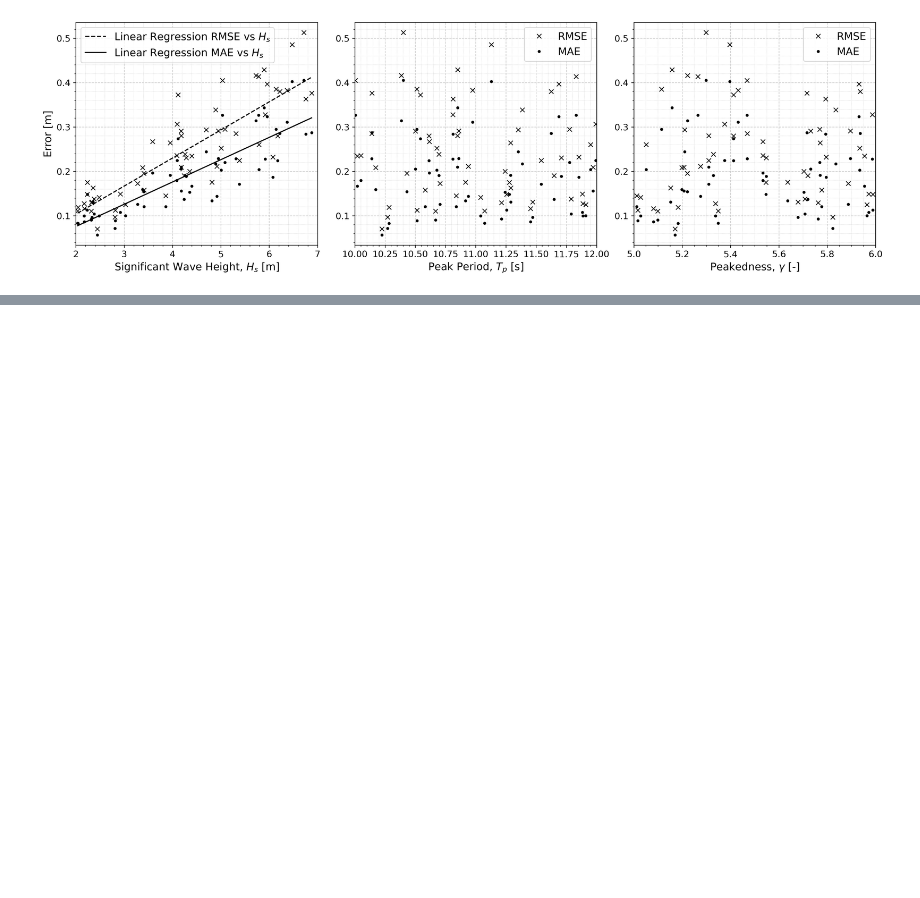
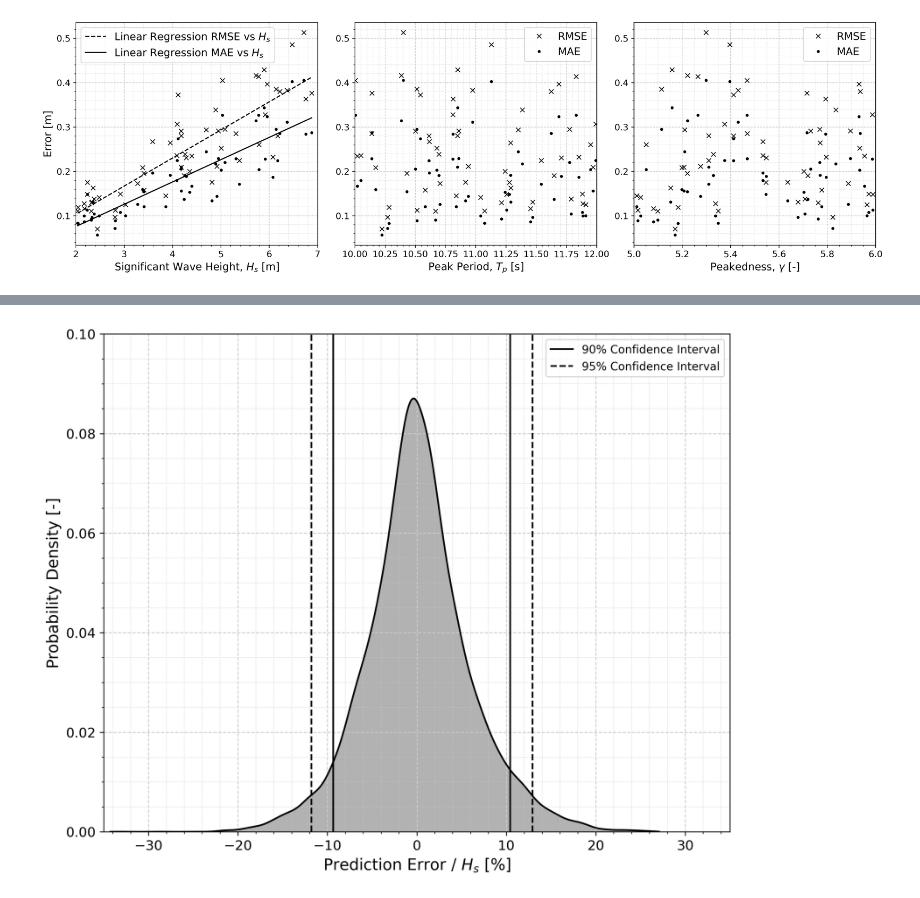
Before and after one commit to VegardBaa/HOSim, a Jupyter notebook: ML/1d_physical.ipynb, the cells around one changed output, grey strips where cells are left out. Saved outputs shown, nothing was run; the diff lists cells and outputs as text; code cells hidden in the pictures; blank space fills up the shorter version.

```diff
--- a/ML/1d_physical.ipynb
+++ b/ML/1d_physical.ipynb
@@ -265,6 +265,7 @@ Tp_result = []
 gamma_result = []
 RMS_result = []
 MAE_result = []
+error_result = []
 
 for index in range(64):
     data = np.load(f"save/1d_physical_{index}.npz")
@@ -286,18 +287,18 @@ for index in range(64):
     gamma_result.append(gamma[index])
     RMS_result.append(RMSE)
     MAE_result.append(MAE)
+    error_result.append(error)
 
     # plt.plot(y[-1, 0], "--", color="k")
     # plt.plot(y_train, "-", color="k")
     # plt.xlim(cut_index, cut_index_2)
     # plt.show()
 
-
-
 Hs_result = np.array(Hs_result)
 Tp_result = np.array(Tp_result)
 RMS_result = np.array(RMS_result)
 MAE_result = np.array(MAE_result)
+error_result = np.array(error_result)
 # %% [output]
 0 0.11068587856251119
 1 0.11627031797089155
@@ -501,3 +435,48 @@ plt.tight_layout()
 plt.savefig("results/example_physical_1d.pdf", dpi=300, bbox_inches='tight')
 # %% [output]
 [figure]
+# %%
+from scipy.stats import gaussian_kde
+
+data = (error_result/Hs_result[:, None]).reshape(-1)*100
+
+
+kde = gaussian_kde(data)
+x_vals = np.linspace(min(data) - 1, max(data) + 1, 1000)
+kde_vals = kde(x_vals)
+
+cdf = np.cumsum(kde_vals)
+cdf /= cdf[-1]
+
+lower_idx_95 = np.searchsorted(cdf, 0.025)
+upper_idx_95 = np.searchsorted(cdf, 0.975)
+ci_lower_95 = x_vals[lower_idx_95]
+ci_upper_95 = x_vals[upper_idx_95]
+
+lower_idx_90 = np.searchsorted(cdf, 0.05)
+upper_idx_90 = np.searchsorted(cdf, 0.95)
+ci_lower_90 = x_vals[lower_idx_90]
+ci_upper_90 = x_vals[upper_idx_90]
+
+# Plot
+fig, ax = plt.subplots(figsize=(10, 8))  # returns both fig and ax
+plt.plot(x_vals, kde_vals, color="k")
+plt.fill_between(x_vals, kde_vals, alpha=0.3, color="k")
+plt.axvline(ci_lower_90, label="90% Confidence Interval", linestyle="-", color="k")
+plt.axvline(ci_upper_90, linestyle="-", color="k")
+plt.axvline(ci_lower_95, label="95% Confidence Interval", linestyle="--", color="k")
+plt.axvline(ci_upper_95, linestyle="--", color="k")
+plt.xlabel("Prediction Error / $H_s$ [%]", fontsize=fontsize)
+plt.ylabel("Probability Density [-]", fontsize=fontsize)
+plt.grid(True)
+plt.legend()
+plt.ylim(0, 0.1)
+plt.xlim(-35, 35)
+ax.grid(True, which='major', linewidth=0.8)
+ax.minorticks_on()
+ax.grid(True, which='minor', linestyle=':', linewidth=0.5)
+ax.tick_params(labelsize=12)
+plt.savefig("results/kde_physical_1d.pdf", dpi=300, bbox_inches='tight')
+plt.show()
+# %% [output]
+[figure, added]
```
Also changed, not shown: parts of 1 cell of this notebook.
